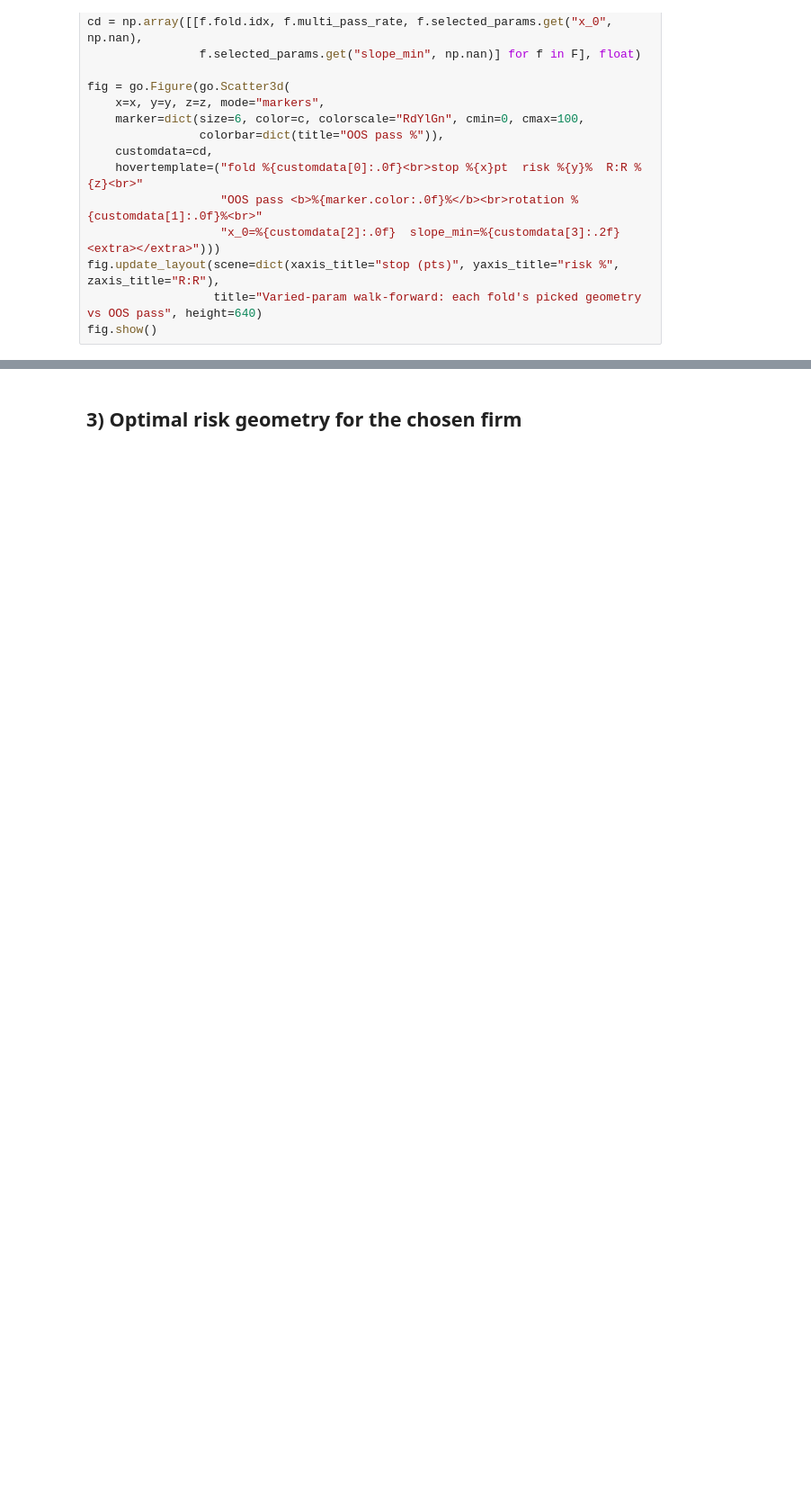
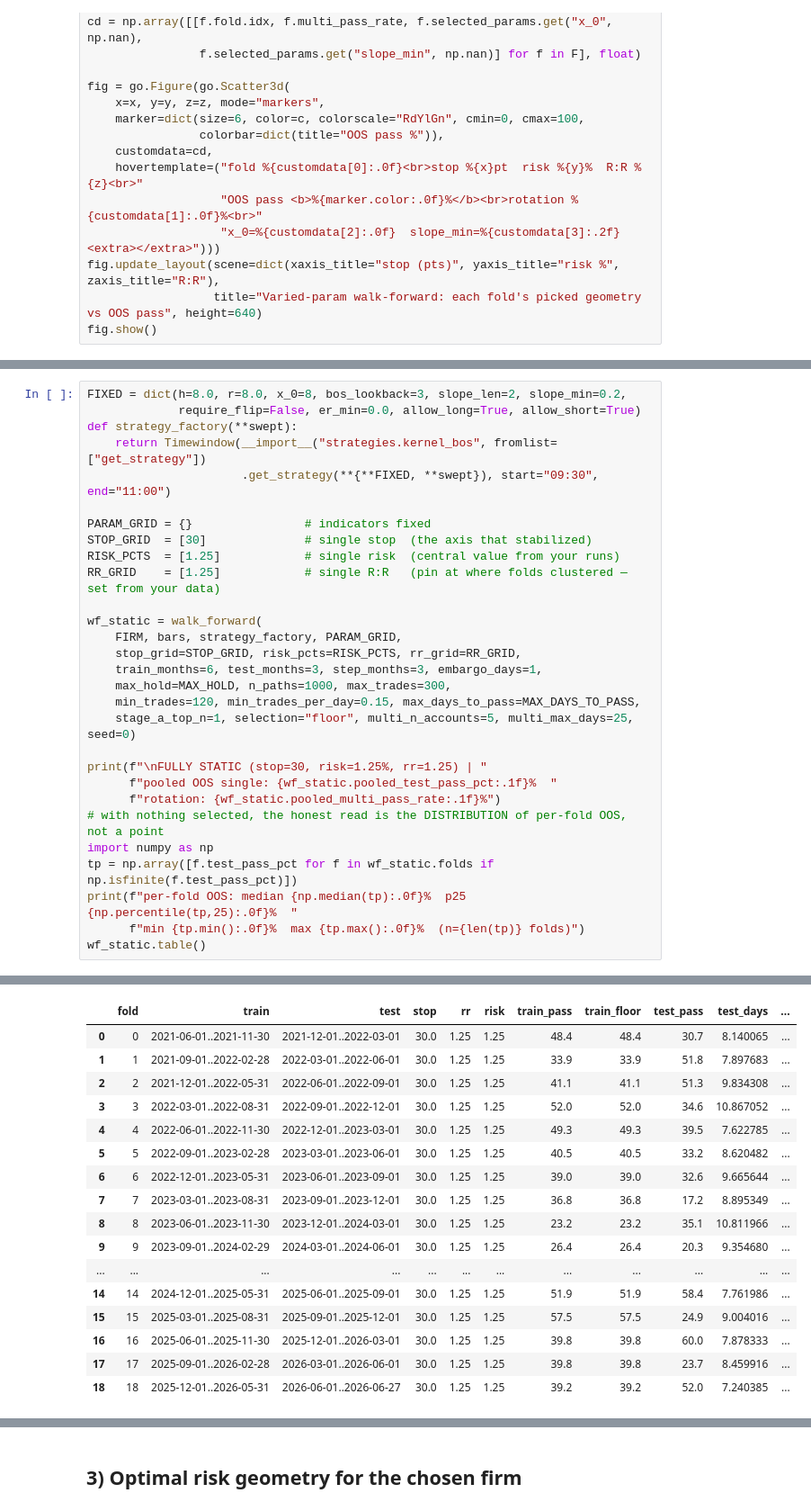
Before and after one commit to 2115hsun/Propfirm-Convex-Payoff-Analysis, a Jupyter notebook: Master Analysis/analysis_notebook_1 (updated 08.09.26).ipynb, the cells around one changed output, grey strips where cells are left out. Shown at 90% size. Drawn from its saved outputs; the diff is of its cells as text; blank space fills up the shorter version.

```diff
--- a/Master Analysis/analysis_notebook_1 (updated 08.09.26).ipynb
+++ b/Master Analysis/analysis_notebook_1 (updated 08.09.26).ipynb
@@ -326,0 +1052,30 @@ selected R:R per fold: [2.5, 2.0, 0.5, 1.0, 1.75, 1.75, 2.5, 0.75, 0.75, 0.5, 2.
+# %%
+FIXED = dict(h=8.0, r=8.0, x_0=8, bos_lookback=3, slope_len=2, slope_min=0.2,
+             require_flip=False, er_min=0.0, allow_long=True, allow_short=True)
+def strategy_factory(**swept):
+    return Timewindow(__import__("strategies.kernel_bos", fromlist=["get_strategy"])
+                      .get_strategy(**{**FIXED, **swept}), start="09:30", end="11:00")
+
+PARAM_GRID = {}                # indicators fixed
+STOP_GRID  = [30]              # single stop  (the axis that stabilized)
+RISK_PCTS  = [1.25]            # single risk  (central value from your runs)
+RR_GRID    = [1.25]            # single R:R   (pin at where folds clustered — set from your data)
+
+wf_static = walk_forward(
+    FIRM, bars, strategy_factory, PARAM_GRID,
+    stop_grid=STOP_GRID, risk_pcts=RISK_PCTS, rr_grid=RR_GRID,
+    train_months=6, test_months=3, step_months=3, embargo_days=1,
+    max_hold=MAX_HOLD, n_paths=1000, max_trades=300,
+    min_trades=120, min_trades_per_day=0.15, max_days_to_pass=MAX_DAYS_TO_PASS,
+    stage_a_top_n=1, selection="floor", multi_n_accounts=5, multi_max_days=25, seed=0)
+
+print(f"\nFULLY STATIC (stop=30, risk=1.25%, rr=1.25) | "
+      f"pooled OOS single: {wf_static.pooled_test_pass_pct:.1f}%  "
+      f"rotation: {wf_static.pooled_multi_pass_rate:.1f}%")
+# with nothing selected, the honest read is the DISTRIBUTION of per-fold OOS, not a point
+import numpy as np
+tp = np.array([f.test_pass_pct for f in wf_static.folds if np.isfinite(f.test_pass_pct)])
+print(f"per-fold OOS: median {np.median(tp):.0f}%  p25 {np.percentile(tp,25):.0f}%  "
+      f"min {tp.min():.0f}%  max {tp.max():.0f}%  (n={len(tp)} folds)")
+wf_static.table()
+# %% [output]
@@ -326,0 +1099,17 @@ selected R:R per fold: [2.5, 2.0, 0.5, 1.0, 1.75, 1.75, 2.5, 0.75, 0.75, 0.5, 2.
+|  | fold | train | test | stop | rr | risk | train_pass | train_floor | test_pass | test_days | ... |
+| 0 | 0 | 2021-06-01..2021-11-30 | 2021-12-01..2022-03-01 | 30.0 | 1.25 | 1.25 | 48.4 | 48.4 | 30.7 | 8.140065 | ... |
+| 1 | 1 | 2021-09-01..2022-02-28 | 2022-03-01..2022-06-01 | 30.0 | 1.25 | 1.25 | 33.9 | 33.9 | 51.8 | 7.897683 | ... |
+| 2 | 2 | 2021-12-01..2022-05-31 | 2022-06-01..2022-09-01 | 30.0 | 1.25 | 1.25 | 41.1 | 41.1 | 51.3 | 9.834308 | ... |
+| 3 | 3 | 2022-03-01..2022-08-31 | 2022-09-01..2022-12-01 | 30.0 | 1.25 | 1.25 | 52.0 | 52.0 | 34.6 | 10.867052 | ... |
+| 4 | 4 | 2022-06-01..2022-11-30 | 2022-12-01..2023-03-01 | 30.0 | 1.25 | 1.25 | 49.3 | 49.3 | 39.5 | 7.622785 | ... |
+| 5 | 5 | 2022-09-01..2023-02-28 | 2023-03-01..2023-06-01 | 30.0 | 1.25 | 1.25 | 40.5 | 40.5 | 33.2 | 8.620482 | ... |
+| 6 | 6 | 2022-12-01..2023-05-31 | 2023-06-01..2023-09-01 | 30.0 | 1.25 | 1.25 | 39.0 | 39.0 | 32.6 | 9.665644 | ... |
+| 7 | 7 | 2023-03-01..2023-08-31 | 2023-09-01..2023-12-01 | 30.0 | 1.25 | 1.25 | 36.8 | 36.8 | 17.2 | 8.895349 | ... |
+| 8 | 8 | 2023-06-01..2023-11-30 | 2023-12-01..2024-03-01 | 30.0 | 1.25 | 1.25 | 23.2 | 23.2 | 35.1 | 10.811966 | ... |
+| 9 | 9 | 2023-09-01..2024-02-29 | 2024-03-01..2024-06-01 | 30.0 | 1.25 | 1.25 | 26.4 | 26.4 | 20.3 | 9.354680 | ... |
+| ... | ... | ... | ... | ... | ... | ... | ... | ... | ... | ... | ... |
+| 14 | 14 | 2024-12-01..2025-05-31 | 2025-06-01..2025-09-01 | 30.0 | 1.25 | 1.25 | 51.9 | 51.9 | 58.4 | 7.761986 | ... |
+| 15 | 15 | 2025-03-01..2025-08-31 | 2025-09-01..2025-12-01 | 30.0 | 1.25 | 1.25 | 57.5 | 57.5 | 24.9 | 9.004016 | ... |
+| 16 | 16 | 2025-06-01..2025-11-30 | 2025-12-01..2026-03-01 | 30.0 | 1.25 | 1.25 | 39.8 | 39.8 | 60.0 | 7.878333 | ... |
+| 17 | 17 | 2025-09-01..2026-02-28 | 2026-03-01..2026-06-01 | 30.0 | 1.25 | 1.25 | 39.8 | 39.8 | 23.7 | 8.459916 | ... |
+| 18 | 18 | 2025-12-01..2026-05-31 | 2026-06-01..2026-06-27 | 30.0 | 1.25 | 1.25 | 39.2 | 39.2 | 52.0 | 7.240385 | ... |
```
Also changed, not shown: parts of 54 cells of this notebook, 7 other files.
